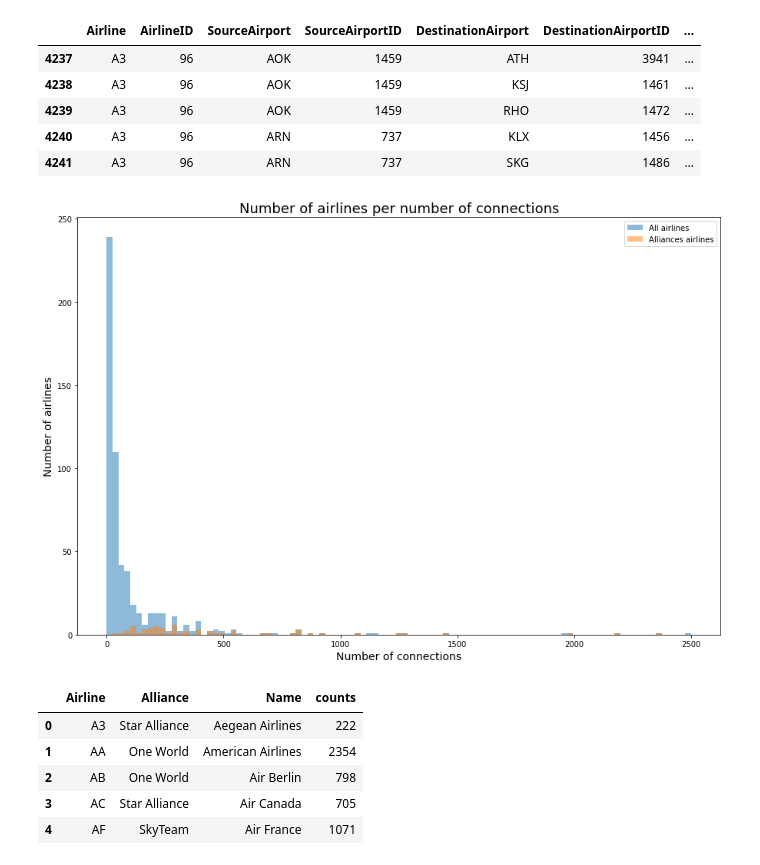
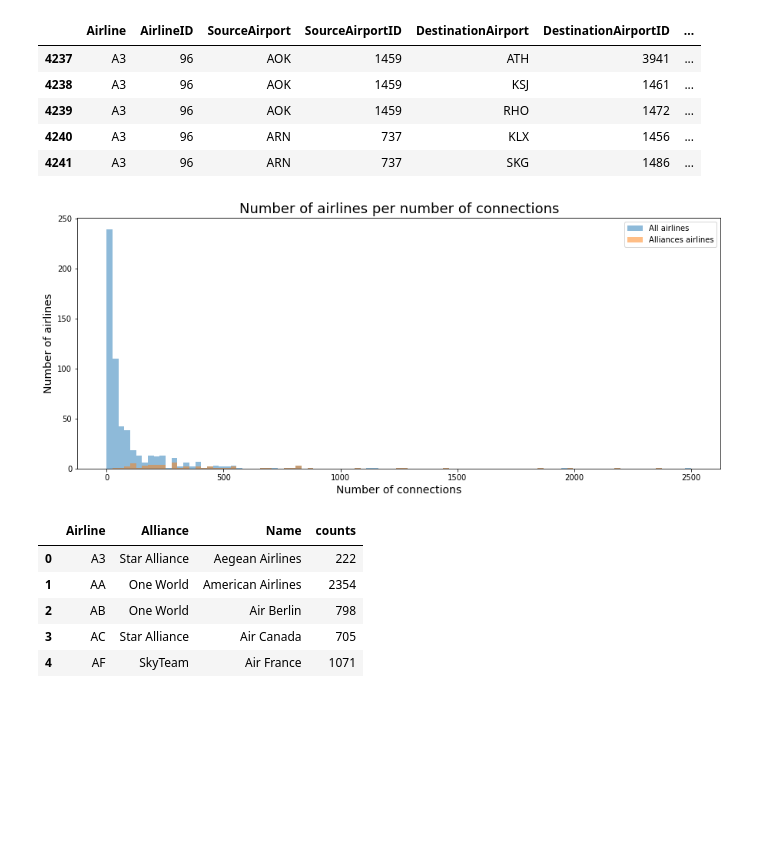
Before and after one commit to nicolasFontbonne/Project_ntds, a Jupyter notebook: main_marie.ipynb, the cells around one changed output. Saved outputs shown, nothing was run; the diff lists cells and outputs as text; code cells hidden in the pictures; blank space fills up the shorter version.

```diff
--- a/main_marie.ipynb
+++ b/main_marie.ipynb
@@ -127,17 +127,17 @@ routes_alce_only.head()
 | 4241 | A3 | 96 | ARN | 737 | SKG | 1486 | ... |
 # %%
 bins = np.linspace(0, 2500, 100)
-plt.figure(figsize=(15,10))
+plt.figure(figsize=(15,6))
 plt.hist(routes_alce[['Airline']].groupby('Airline').size(), bins, alpha=0.5, label='All airlines')
 plt.hist(routes_alce_only[['Airline']].groupby('Airline').size(), bins, alpha=0.5, label='Alliances airlines')
 plt.legend(loc='upper right')
 plt.title('Number of airlines per number of connections', fontsize = 18)
 plt.ylabel('Number of airlines', fontsize = 14)
 plt.xlabel('Number of connections', fontsize= 14)
 plt.savefig('Histogram_connections_airlines.pdf')
 plt.show()
 # %% [output]
-[figure, old version]
+[figure, new version]
 # %%
 df = routes_alce[['Airline', 'Alliance', 'Name']].groupby(['Airline', 'Alliance', 'Name']).size().reset_index(name='counts')
 # %%
```
Also changed, not shown: parts of 25 cells of this notebook, 2 other files.
